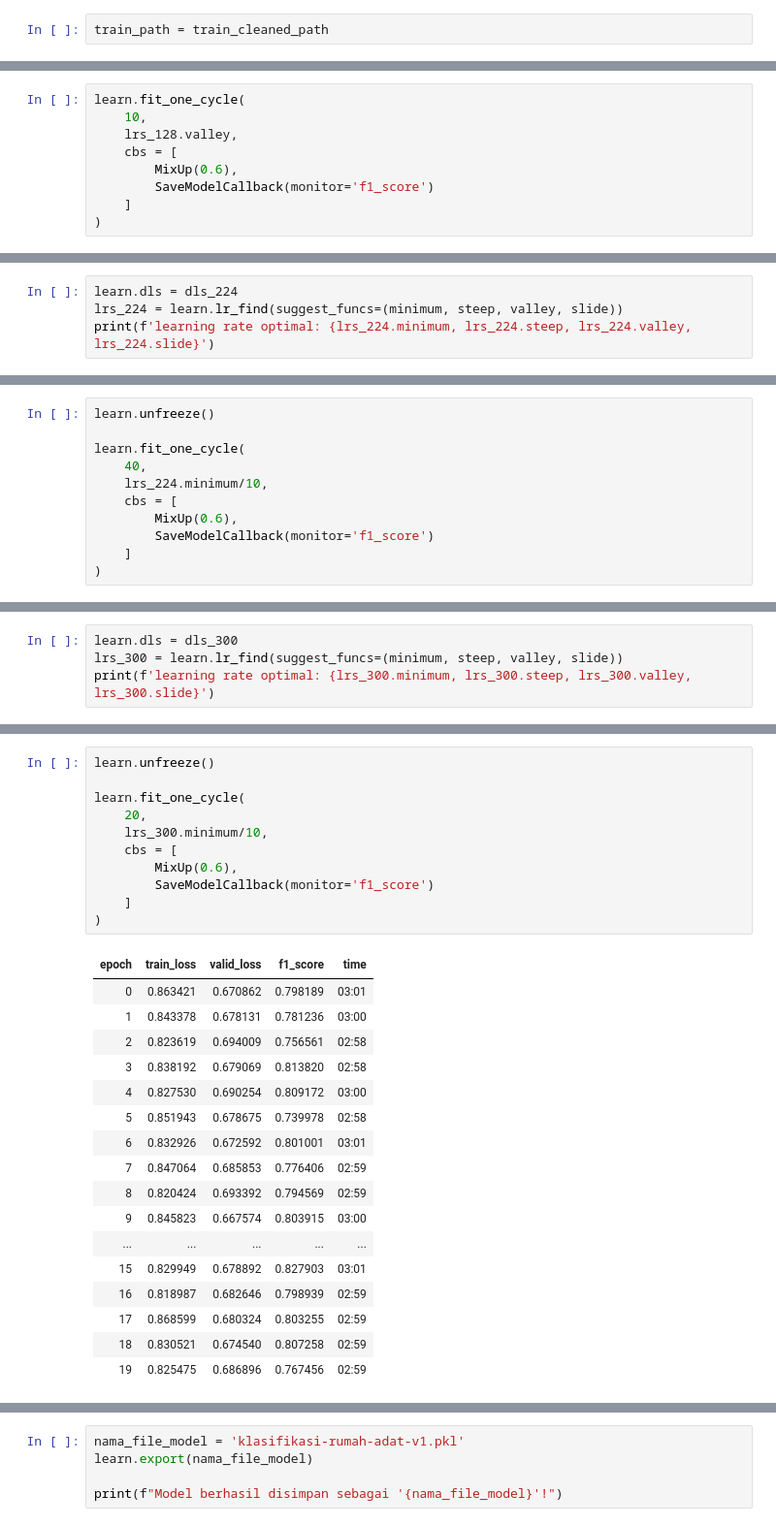
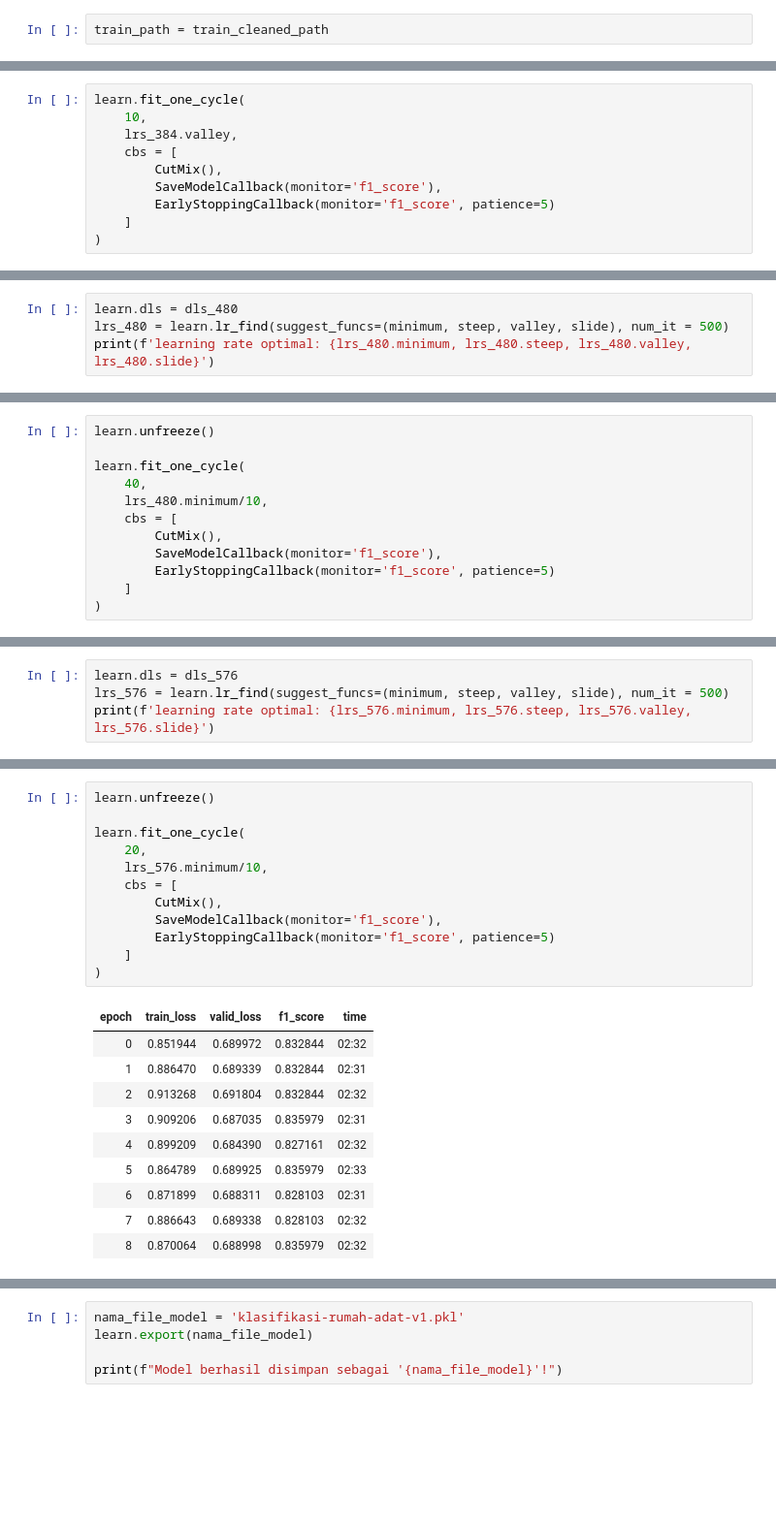
Before and after one commit to rafli-1729/indonesian-heritage-classification, a Jupyter notebook: DSC0084-Empat Trio-Notebook.ipynb, the cells around one changed output, grey strips where cells are left out. Shown at 97% size. Cells and saved outputs as stored; diff of their text form; blank space fills up the shorter version.

```diff
--- a/DSC0084-Empat Trio-Notebook.ipynb
+++ b/DSC0084-Empat Trio-Notebook.ipynb
@@ -385,10 +458,11 @@ learning rate optimal: (0.0015848932787775993, 3.311311274956097e-06, 0.00173780
 # %%
 learn.fit_one_cycle(
     10,
-    lrs_128.valley,
+    lrs_384.valley,
     cbs = [
-        MixUp(0.6),
-        SaveModelCallback(monitor='f1_score')
+        CutMix(),
+        SaveModelCallback(monitor='f1_score'),
+        EarlyStoppingCallback(monitor='f1_score', patience=5)
     ]
 )
 # %% [output]
@@ -418,6 +491,6 @@ gc.collect()
 # %%
-learn.dls = dls_224
-lrs_224 = learn.lr_find(suggest_funcs=(minimum, steep, valley, slide))
-print(f'learning rate optimal: {lrs_224.minimum, lrs_224.steep, lrs_224.valley, lrs_224.slide}')
+learn.dls = dls_480
+lrs_480 = learn.lr_find(suggest_funcs=(minimum, steep, valley, slide), num_it = 500)
+print(f'learning rate optimal: {lrs_480.minimum, lrs_480.steep, lrs_480.valley, lrs_480.slide}')
 # %% [output]
 [interactive output not drawn]
@@ -428,10 +501,11 @@ learn.unfreeze()
 
 learn.fit_one_cycle(
     40,
-    lrs_224.minimum/10,
+    lrs_480.minimum/10,
     cbs = [
-        MixUp(0.6),
-        SaveModelCallback(monitor='f1_score')
+        CutMix(),
+        SaveModelCallback(monitor='f1_score'),
+        EarlyStoppingCallback(monitor='f1_score', patience=5)
     ]
 )
 # %% [output]
@@ -468,6 +544,6 @@ gc.collect()
 # %%
-learn.dls = dls_300
-lrs_300 = learn.lr_find(suggest_funcs=(minimum, steep, valley, slide))
-print(f'learning rate optimal: {lrs_300.minimum, lrs_300.steep, lrs_300.valley, lrs_300.slide}')
+learn.dls = dls_576
+lrs_576 = learn.lr_find(suggest_funcs=(minimum, steep, valley, slide), num_it = 500)
+print(f'learning rate optimal: {lrs_576.minimum, lrs_576.steep, lrs_576.valley, lrs_576.slide}')
 # %% [output]
 [interactive output not drawn]
@@ -476,29 +552,23 @@ learning rate optimal: (3.981071586167673e-07, 9.12010818865383e-07, 0.000131825
 # %%
 learn.unfreeze()
 
 learn.fit_one_cycle(
     20,
-    lrs_300.minimum/10,
+    lrs_576.minimum/10,
     cbs = [
-        MixUp(0.6),
-        SaveModelCallback(monitor='f1_score')
+        CutMix(),
+        SaveModelCallback(monitor='f1_score'),
+        EarlyStoppingCallback(monitor='f1_score', patience=5)
     ]
 )
 # %% [output]
 | epoch | train_loss | valid_loss | f1_score | time |
-| 0 | 0.863421 | 0.670862 | 0.798189 | 03:01 |
-| 1 | 0.843378 | 0.678131 | 0.781236 | 03:00 |
-| 2 | 0.823619 | 0.694009 | 0.756561 | 02:58 |
-| 3 | 0.838192 | 0.679069 | 0.813820 | 02:58 |
-| 4 | 0.827530 | 0.690254 | 0.809172 | 03:00 |
-| 5 | 0.851943 | 0.678675 | 0.739978 | 02:58 |
-| 6 | 0.832926 | 0.672592 | 0.801001 | 03:01 |
-| 7 | 0.847064 | 0.685853 | 0.776406 | 02:59 |
-| 8 | 0.820424 | 0.693392 | 0.794569 | 02:59 |
-| 9 | 0.845823 | 0.667574 | 0.803915 | 03:00 |
-| ... | ... | ... | ... | ... |
-| 15 | 0.829949 | 0.678892 | 0.827903 | 03:01 |
-| 16 | 0.818987 | 0.682646 | 0.798939 | 02:59 |
-| 17 | 0.868599 | 0.680324 | 0.803255 | 02:59 |
-| 18 | 0.830521 | 0.674540 | 0.807258 | 02:59 |
-| 19 | 0.825475 | 0.686896 | 0.767456 | 02:59 |
+| 0 | 0.851944 | 0.689972 | 0.832844 | 02:32 |
+| 1 | 0.886470 | 0.689339 | 0.832844 | 02:31 |
+| 2 | 0.913268 | 0.691804 | 0.832844 | 02:32 |
+| 3 | 0.909206 | 0.687035 | 0.835979 | 02:31 |
+| 4 | 0.899209 | 0.684390 | 0.827161 | 02:32 |
+| 5 | 0.864789 | 0.689925 | 0.835979 | 02:33 |
+| 6 | 0.871899 | 0.688311 | 0.828103 | 02:31 |
+| 7 | 0.886643 | 0.689338 | 0.828103 | 02:32 |
+| 8 | 0.870064 | 0.688998 | 0.835979 | 02:32 |
```
Also changed, not shown: parts of 20 cells of this notebook.
